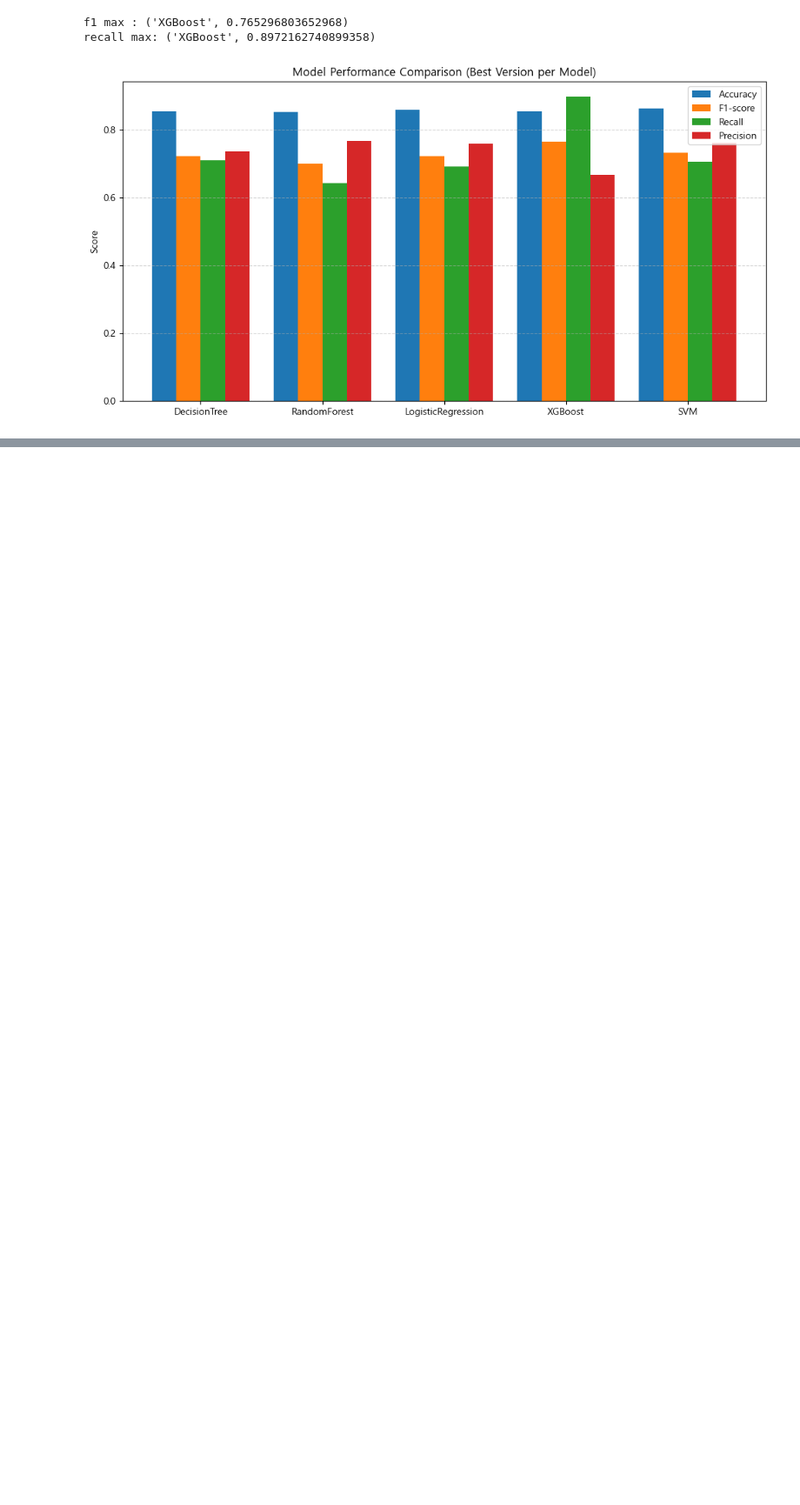
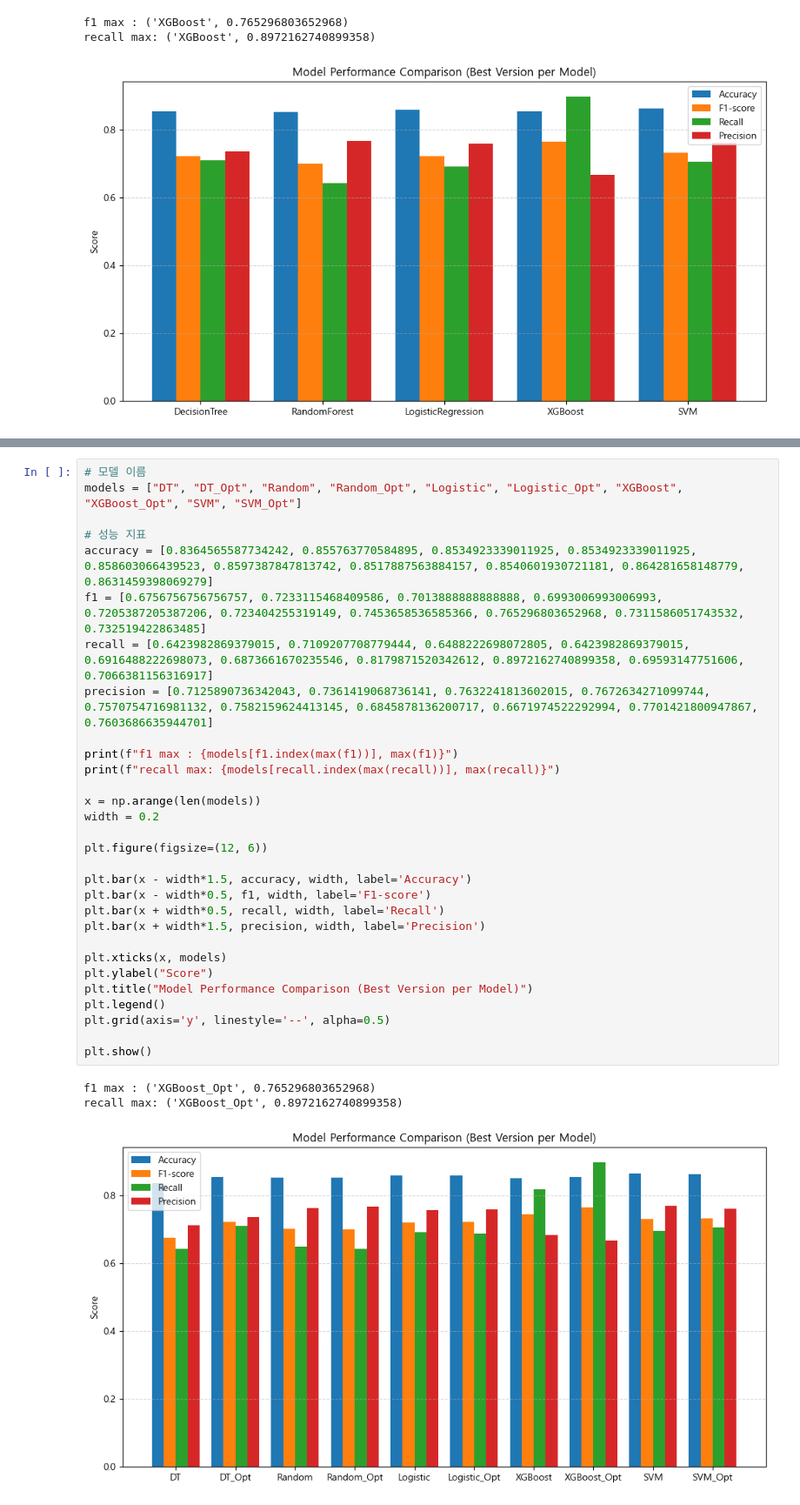
Before and after one commit to SKNETWORKS-FAMILY-AICAMP/SKN21-2nd-4Team, a Jupyter notebook: notebooks/model_compare_by_imp_method.ipynb, the cells around one changed output, grey strips where cells are left out. Shown: that part at 87% size. Drawn from its saved outputs; the diff is of its cells as text; blank space fills up the shorter version.

```diff
--- a/notebooks/model_compare_by_imp_method.ipynb
+++ b/notebooks/model_compare_by_imp_method.ipynb
@@ -175,0 +178,34 @@ recall max: ('XGBoost', 0.8972162740899358)
+# %%
+# 모델 이름
+models = ["DT", "DT_Opt", "Random", "Random_Opt", "Logistic", "Logistic_Opt", "XGBoost", "XGBoost_Opt", "SVM", "SVM_Opt"]
+
+# 성능 지표
+accuracy = [0.8364565587734242, 0.855763770584895, 0.8534923339011925, 0.8534923339011925, 0.858603066439523, 0.8597387847813742, 0.8517887563884157, 0.8540601930721181, 0.864281658148779, 0.8631459398069279]
+f1 = [0.6756756756756757, 0.7233115468409586, 0.7013888888888888, 0.6993006993006993, 0.7205387205387206, 0.723404255319149, 0.7453658536585366, 0.765296803652968, 0.7311586051743532, 0.732519422863485]
+recall = [0.6423982869379015, 0.7109207708779444, 0.6488222698072805, 0.6423982869379015, 0.6916488222698073, 0.6873661670235546, 0.8179871520342612, 0.8972162740899358, 0.69593147751606, 0.7066381156316917]
+precision = [0.7125890736342043, 0.7361419068736141, 0.7632241813602015, 0.7672634271099744, 0.7570754716981132, 0.7582159624413145, 0.6845878136200717, 0.6671974522292994, 0.7701421800947867, 0.7603686635944701]
+
+print(f"f1 max : {models[f1.index(max(f1))], max(f1)}")
+print(f"recall max: {models[recall.index(max(recall))], max(recall)}")
+
+x = np.arange(len(models))
+width = 0.2
+
+plt.figure(figsize=(12, 6))
+
+plt.bar(x - width*1.5, accuracy, width, label='Accuracy')
+plt.bar(x - width*0.5, f1, width, label='F1-score')
+plt.bar(x + width*0.5, recall, width, label='Recall')
+plt.bar(x + width*1.5, precision, width, label='Precision')
+
+plt.xticks(x, models)
+plt.ylabel("Score")
+plt.title("Model Performance Comparison (Best Version per Model)")
+plt.legend()
+plt.grid(axis='y', linestyle='--', alpha=0.5)
+
+plt.show()
+# %% [output]
+f1 max : ('XGBoost_Opt', 0.765296803652968)
+recall max: ('XGBoost_Opt', 0.8972162740899358)
+[figure, added]
```
Also changed, not shown: parts of 1 cell of this notebook.
